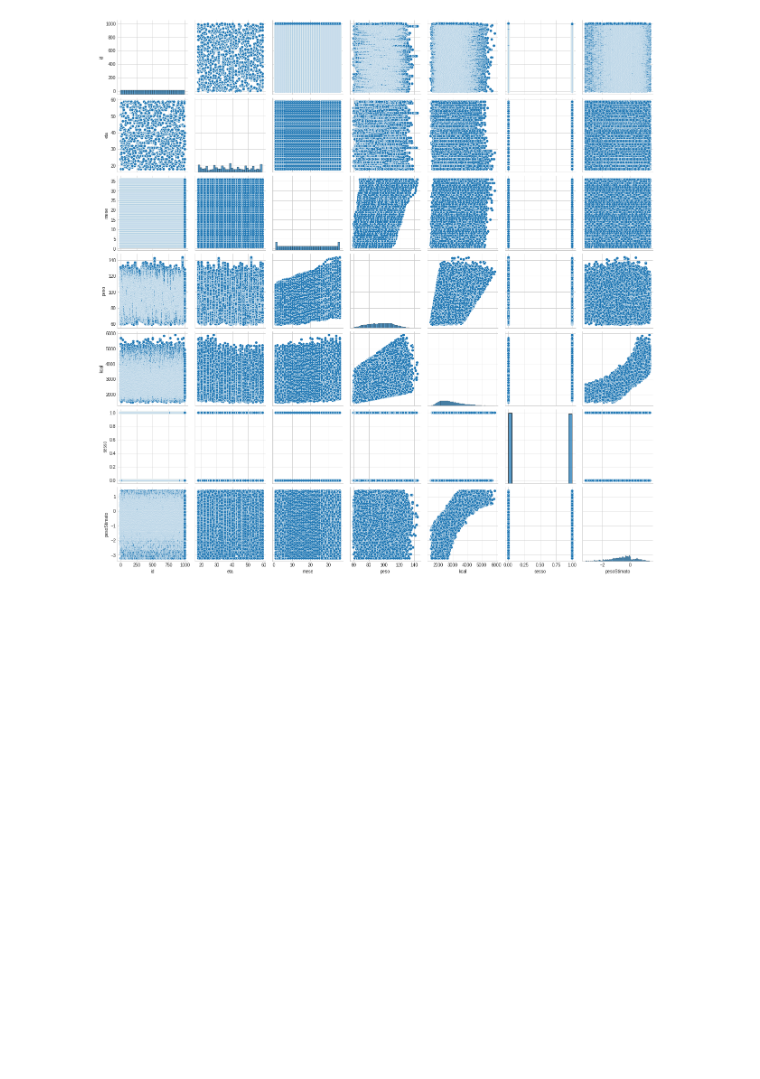
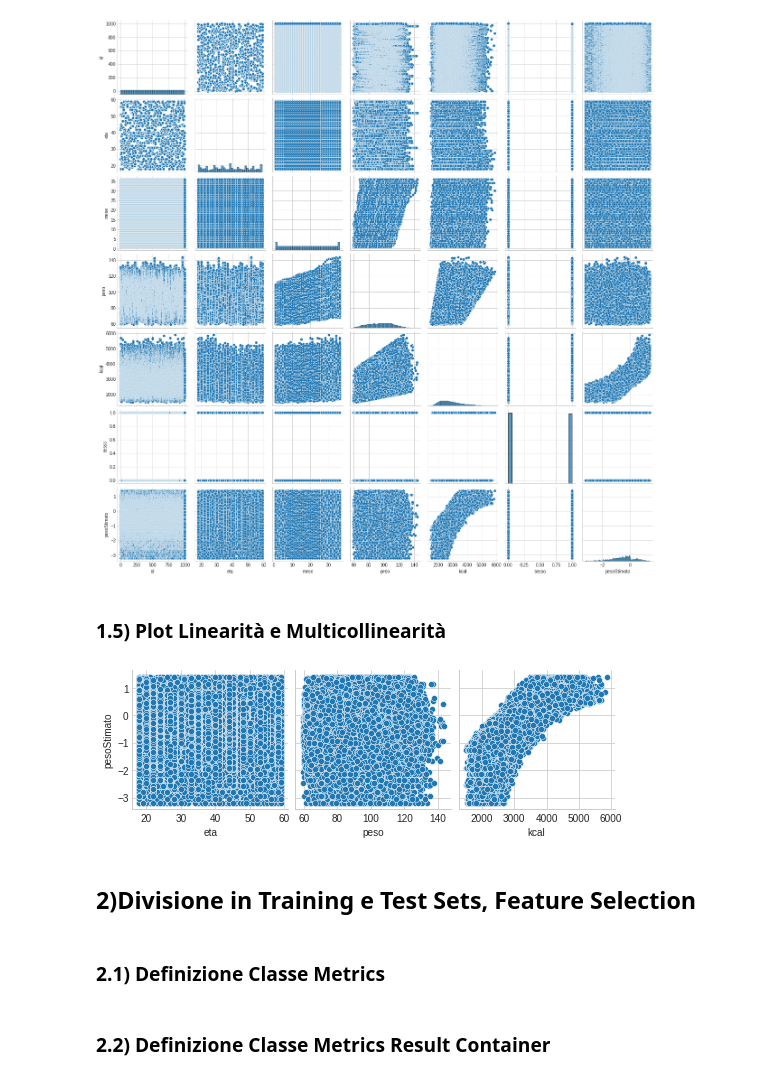
Before and after one commit to rebeccadimatteo/FitDiary_FIA, a Jupyter notebook: regressionNoFeatureScaling.ipynb, the cells around one changed output. Drawn from its saved outputs; the diff is of its cells as text; code cells hidden in the pictures; blank space fills up the shorter version.

Commit message:
Add divisioni in training e test

```diff
--- a/regressionNoFeatureScaling.ipynb
+++ b/regressionNoFeatureScaling.ipynb
@@ -92,3 +92,11 @@ sb.pairplot(df)
 plt.savefig('pairplor.png')
 # %% [output]
 [figure]
+# %% [markdown]
+### 1.5) Plot Linearità e Multicollinearità
+# %%
+sb.pairplot(df,x_vars=["eta", "peso", "kcal"], y_vars=["pesoStimato"])
+
+plt.savefig('linearPlot.png')
+# %% [output]
+[figure, added]
@@ -94,0 +106,4 @@ plt.savefig('pairplor.png')
+# %% [markdown]
+## 2)Divisione in Training e Test Sets, Feature Selection
+# %% [markdown]
+### 2.1) Definizione Classe Metrics
@@ -94,0 +125,2 @@ plt.savefig('pairplor.png')
+# %% [markdown]
+### 2.2) Definizione Classe Metrics Result Container
```
Also changed, not shown: parts of 5 cells of this notebook.
